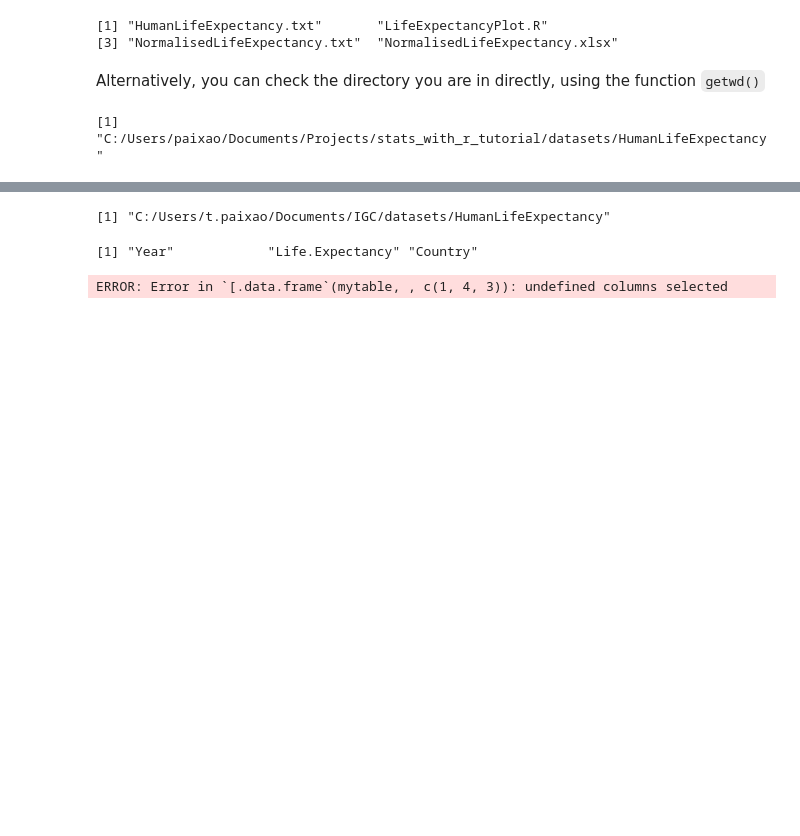
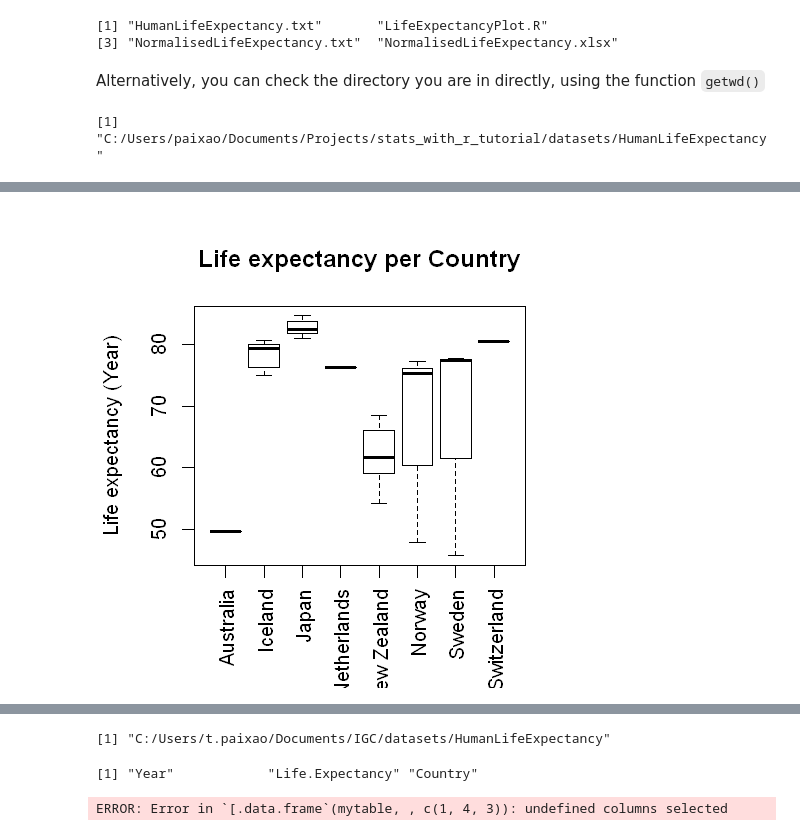
Before and after one commit to tpaixao/stats_with_r_tutorial, a Jupyter notebook: Lecture_1-Plotting.ipynb, the cells around one changed output, grey strips where cells are left out. Drawn from its saved outputs; the diff is of its cells as text; code cells hidden in the pictures; blank space fills up the shorter version.

```diff
--- a/Lecture_1-Plotting.ipynb
+++ b/Lecture_1-Plotting.ipynb
@@ -169,0 +144,9 @@ $row.names
+# %%
+labs = levels(mytable$Country)
+nlabs= nlevels(mytable$Country)
+
+plot(mytable$Country, mytable$LifeExpectancy,xaxt="n",main="Life expectancy per Country",xlab="", ylab="Life expectancy (Year)")
+
+axis(side=1, at=1:nlabs, labels=labs,las=2)
+# %% [output]
+[figure, added]
```
Also changed, not shown: parts of 29 cells of this notebook.
